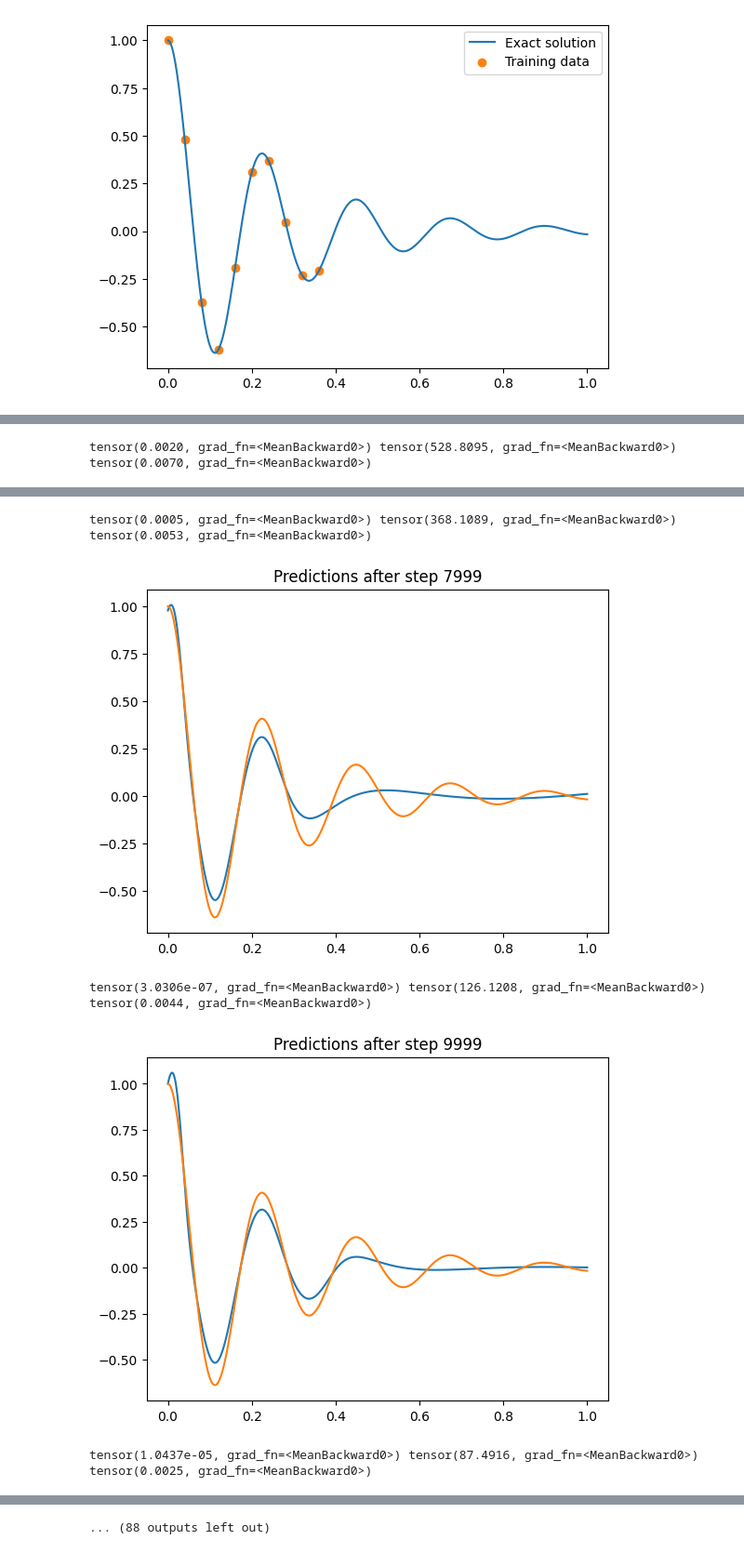
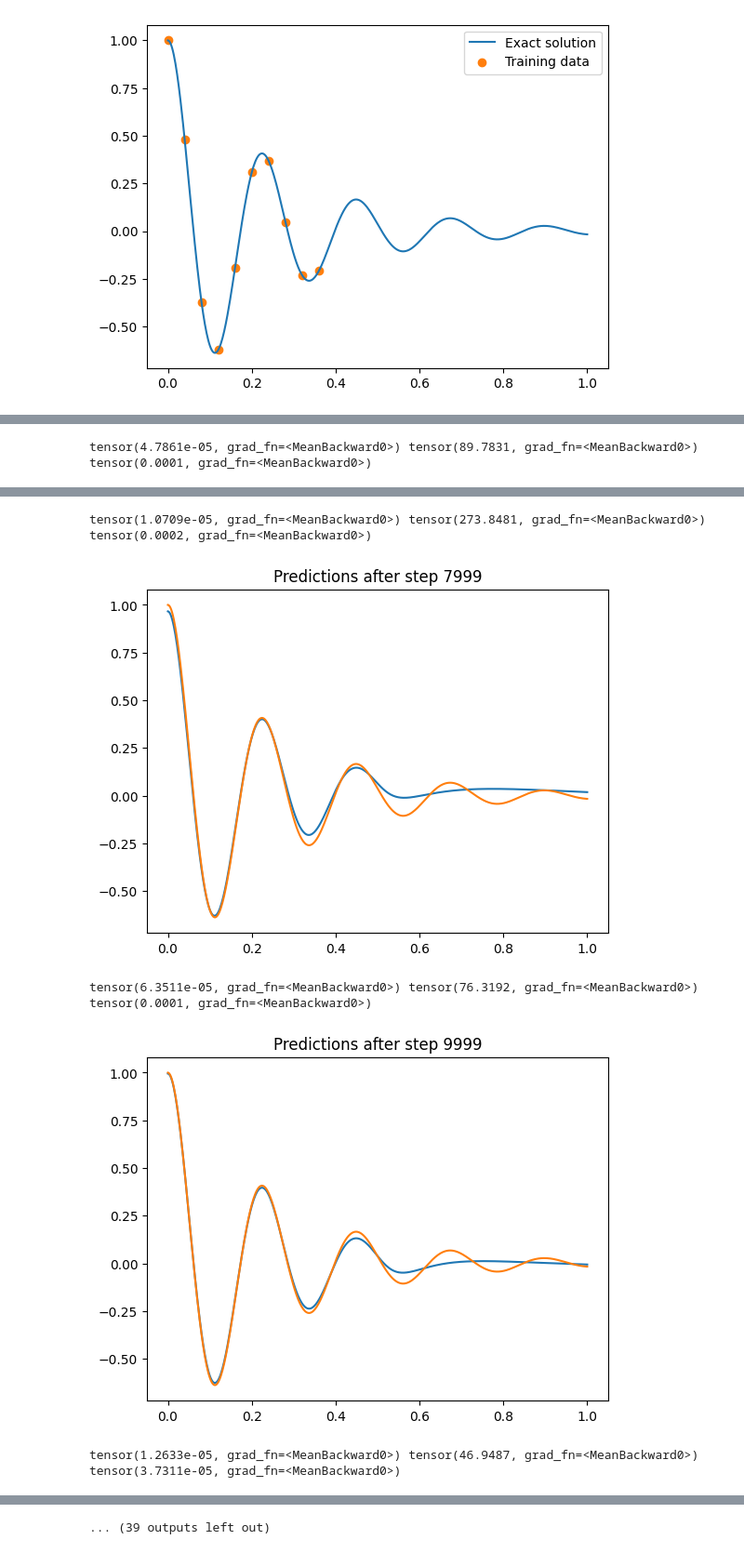
Before and after one commit to ahallback/DTU-PINN-project, a Jupyter notebook: Damped_Harmonic_Oscillator_PyTorch ahal.ipynb, the cells around one changed output, grey strips where cells are left out. Shown at 93% size. Drawn from its saved outputs; the diff is of its cells as text; code cells hidden in the pictures.

```diff
--- a/Damped_Harmonic_Oscillator_PyTorch ahal.ipynb
+++ b/Damped_Harmonic_Oscillator_PyTorch ahal.ipynb
@@ -58,6 +59,8 @@ class FullyConnected(nn.Module):
     )
 
     self.hidden = nn.Sequential(
+      nn.Linear(n_hidden, n_hidden),
+      nn.Tanh(),
       nn.Linear(n_hidden, n_hidden),
       nn.Tanh(),
       nn.Linear(n_hidden, n_hidden),
@@ -75,20 +78,31 @@ class FullyConnected(nn.Module):
     x = self.hidden(x)
     x = self.output(x)
     return x
+# %%
+d = 4
+w0 = np.sqrt(800)
+
+# get the analytical solution over the full domain
+xs = torch.linspace(0, 1, 500).view(-1,1)
+ys = oscillator(d, w0, xs).view(-1,1)
+
+# slice out a small number of points from the LHS of the domain
+xs_training = x[0:200:20]
+ys_training = y[0:200:20]
 # %%
-physics_xs = torch.linspace(0, 1.0, 30).view(-1, 1).requires_grad_(True)
+physics_xs = torch.linspace(0, 1, 50).view(-1, 1).requires_grad_(True)
 
-data_x = x_data
-data_y = y_data
+data_x = xs_training
+data_y = ys_training
 
 mu, k = 2*d, w0**2
 
+torch.manual_seed(123)
+model = FullyConnected(1, 64, 1)
+optimizer2 = torch.optim.Adam(model.parameters(), lr=1e-3)#, weight_decay=1e-4)
+scheduler = StepLR(optimizer2, step_size=10000, gamma=0.9)
 
-torch.manual_seed(123)
-model = FullyConnected(1, 32, 1)
-optimizer2 = torch.optim.Adam(model.parameters(), lr=1e-4)#, weight_decay=1e-3)
-
-for i in range(100000):
+for i in range(200000):
   optimizer2.zero_grad()
 
   # data loss
@@ -118,6 +132,7 @@ for i in range(100000):
   loss = boundary_loss + (1e-4) * physics_loss + data_loss #data_loss + (1e-6)*physics_loss
   loss.backward()
   optimizer2.step()
+  scheduler.step()
 
   if (i+1) % 2000 == 0:
     detached_t = physics_xs.detach()
@@ -137 +152 @@ tensor(0.0811, grad_fn=<MeanBackward0>) tensor(1670.9679, grad_fn=<MeanBackward0
-tensor(0.0020, grad_fn=<MeanBackward0>) tensor(528.8095, grad_fn=<MeanBackward0>) tensor(0.0070, grad_fn=<MeanBackward0>)
+tensor(4.7861e-05, grad_fn=<MeanBackward0>) tensor(89.7831, grad_fn=<MeanBackward0>) tensor(0.0001, grad_fn=<MeanBackward0>)
@@ -139,5 +154,5 @@ tensor(0.0020, grad_fn=<MeanBackward0>) tensor(528.8095, grad_fn=<MeanBackward0>
-tensor(0.0005, grad_fn=<MeanBackward0>) tensor(368.1089, grad_fn=<MeanBackward0>) tensor(0.0053, grad_fn=<MeanBackward0>)
+tensor(1.0709e-05, grad_fn=<MeanBackward0>) tensor(273.8481, grad_fn=<MeanBackward0>) tensor(0.0002, grad_fn=<MeanBackward0>)
-[figure, old version]
+[figure, new version]
-tensor(3.0306e-07, grad_fn=<MeanBackward0>) tensor(126.1208, grad_fn=<MeanBackward0>) tensor(0.0044, grad_fn=<MeanBackward0>)
+tensor(6.3511e-05, grad_fn=<MeanBackward0>) tensor(76.3192, grad_fn=<MeanBackward0>) tensor(0.0001, grad_fn=<MeanBackward0>)
-[figure, old version]
+[figure, new version]
-tensor(1.0437e-05, grad_fn=<MeanBackward0>) tensor(87.4916, grad_fn=<MeanBackward0>) tensor(0.0025, grad_fn=<MeanBackward0>)
+tensor(1.2633e-05, grad_fn=<MeanBackward0>) tensor(46.9487, grad_fn=<MeanBackward0>) tensor(3.7311e-05, grad_fn=<MeanBackward0>)
@@ -145 +160 @@ tensor(1.0437e-05, grad_fn=<MeanBackward0>) tensor(87.4916, grad_fn=<MeanBackwar
-... (88 outputs left out)
+... (39 outputs left out)
```
Also changed, not shown: parts of 2 cells of this notebook.
